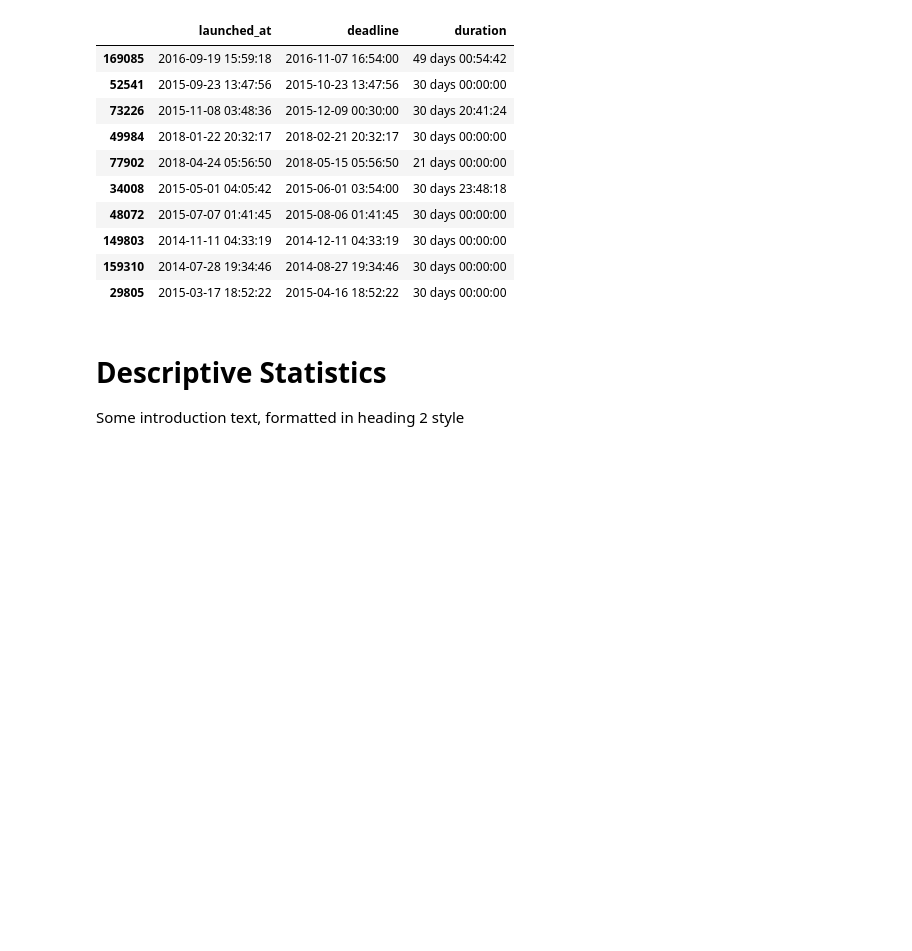
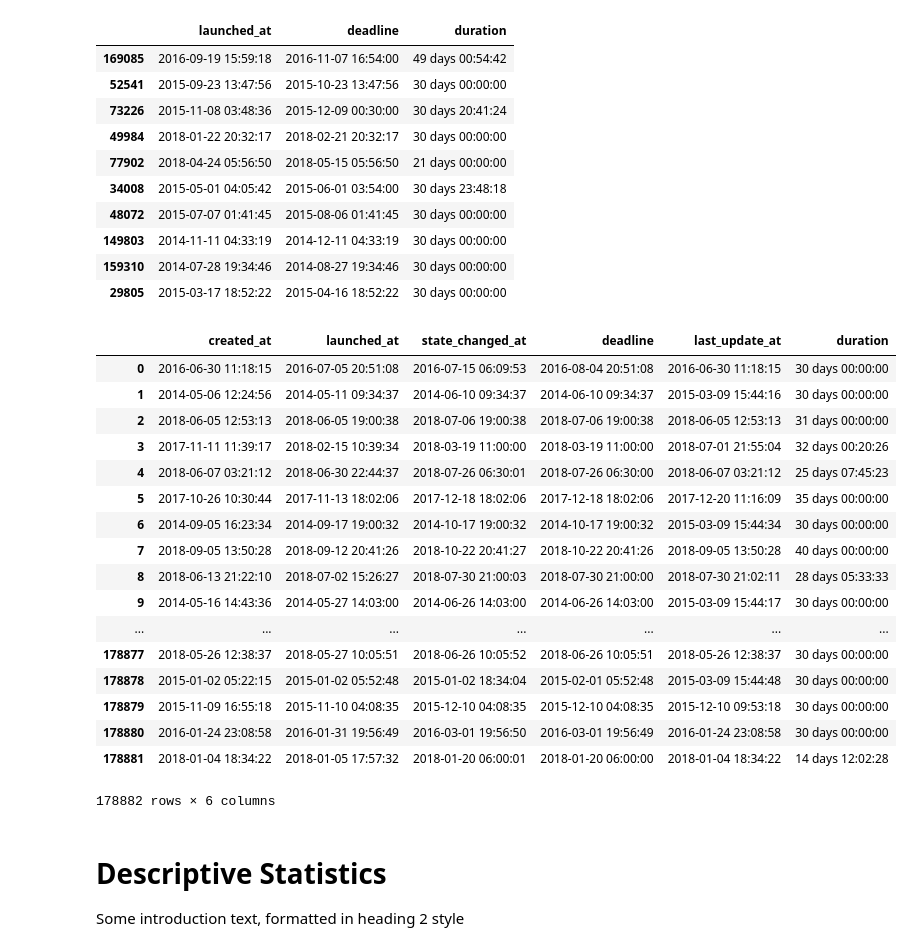
Before and after one commit to faymarie/crowdfunding-analysis, a Jupyter notebook: crowdfunding-visual-analysis.ipynb, the cells around one changed output. Saved outputs shown, nothing was run; the diff lists cells and outputs as text; code cells hidden in the pictures; blank space fills up the shorter version.

```diff
--- a/crowdfunding-visual-analysis.ipynb
+++ b/crowdfunding-visual-analysis.ipynb
@@ -60,6 +61,27 @@ master_df[['launched_at', 'deadline', 'duration']].sample(10)
 | 149803 | 2014-11-11 04:33:19 | 2014-12-11 04:33:19 | 30 days 00:00:00 |
 | 159310 | 2014-07-28 19:34:46 | 2014-08-27 19:34:46 | 30 days 00:00:00 |
 | 29805 | 2015-03-17 18:52:22 | 2015-04-16 18:52:22 | 30 days 00:00:00 |
+# %%
+master_df[['created_at', 'launched_at', 'state_changed_at', 'deadline', 'last_update_at', 'duration']]
+# %% [output]
+|  | created_at | launched_at | state_changed_at | deadline | last_update_at | duration |
+| 0 | 2016-06-30 11:18:15 | 2016-07-05 20:51:08 | 2016-07-15 06:09:53 | 2016-08-04 20:51:08 | 2016-06-30 11:18:15 | 30 days 00:00:00 |
+| 1 | 2014-05-06 12:24:56 | 2014-05-11 09:34:37 | 2014-06-10 09:34:37 | 2014-06-10 09:34:37 | 2015-03-09 15:44:16 | 30 days 00:00:00 |
+| 2 | 2018-06-05 12:53:13 | 2018-06-05 19:00:38 | 2018-07-06 19:00:38 | 2018-07-06 19:00:38 | 2018-06-05 12:53:13 | 31 days 00:00:00 |
+| 3 | 2017-11-11 11:39:17 | 2018-02-15 10:39:34 | 2018-03-19 11:00:00 | 2018-03-19 11:00:00 | 2018-07-01 21:55:04 | 32 days 00:20:26 |
+| 4 | 2018-06-07 03:21:12 | 2018-06-30 22:44:37 | 2018-07-26 06:30:01 | 2018-07-26 06:30:00 | 2018-06-07 03:21:12 | 25 days 07:45:23 |
+| 5 | 2017-10-26 10:30:44 | 2017-11-13 18:02:06 | 2017-12-18 18:02:06 | 2017-12-18 18:02:06 | 2017-12-20 11:16:09 | 35 days 00:00:00 |
+| 6 | 2014-09-05 16:23:34 | 2014-09-17 19:00:32 | 2014-10-17 19:00:32 | 2014-10-17 19:00:32 | 2015-03-09 15:44:34 | 30 days 00:00:00 |
+| 7 | 2018-09-05 13:50:28 | 2018-09-12 20:41:26 | 2018-10-22 20:41:27 | 2018-10-22 20:41:26 | 2018-09-05 13:50:28 | 40 days 00:00:00 |
+| 8 | 2018-06-13 21:22:10 | 2018-07-02 15:26:27 | 2018-07-30 21:00:03 | 2018-07-30 21:00:00 | 2018-07-30 21:02:11 | 28 days 05:33:33 |
+| 9 | 2014-05-16 14:43:36 | 2014-05-27 14:03:00 | 2014-06-26 14:03:00 | 2014-06-26 14:03:00 | 2015-03-09 15:44:17 | 30 days 00:00:00 |
+| ... | ... | ... | ... | ... | ... | ... |
+| 178877 | 2018-05-26 12:38:37 | 2018-05-27 10:05:51 | 2018-06-26 10:05:52 | 2018-06-26 10:05:51 | 2018-05-26 12:38:37 | 30 days 00:00:00 |
+| 178878 | 2015-01-02 05:22:15 | 2015-01-02 05:52:48 | 2015-01-02 18:34:04 | 2015-02-01 05:52:48 | 2015-03-09 15:44:48 | 30 days 00:00:00 |
+| 178879 | 2015-11-09 16:55:18 | 2015-11-10 04:08:35 | 2015-12-10 04:08:35 | 2015-12-10 04:08:35 | 2015-12-10 09:53:18 | 30 days 00:00:00 |
+| 178880 | 2016-01-24 23:08:58 | 2016-01-31 19:56:49 | 2016-03-01 19:56:50 | 2016-03-01 19:56:49 | 2016-01-24 23:08:58 | 30 days 00:00:00 |
+| 178881 | 2018-01-04 18:34:22 | 2018-01-05 17:57:32 | 2018-01-20 06:00:01 | 2018-01-20 06:00:00 | 2018-01-04 18:34:22 | 14 days 12:02:28 |
+178882 rows × 6 columns
 # %% [markdown]
 
 # Descriptive Statistics <a name="descriptivestatistics"></a>
```
Also changed, not shown: parts of 4 cells of this notebook.
